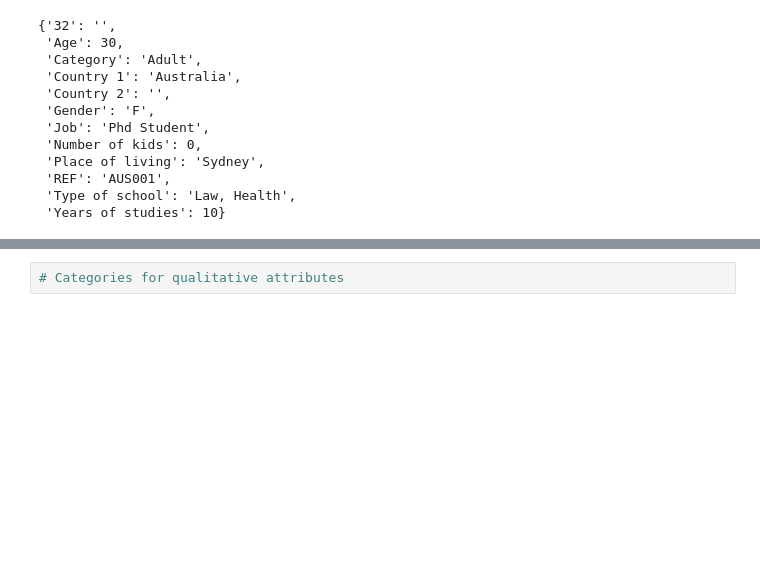
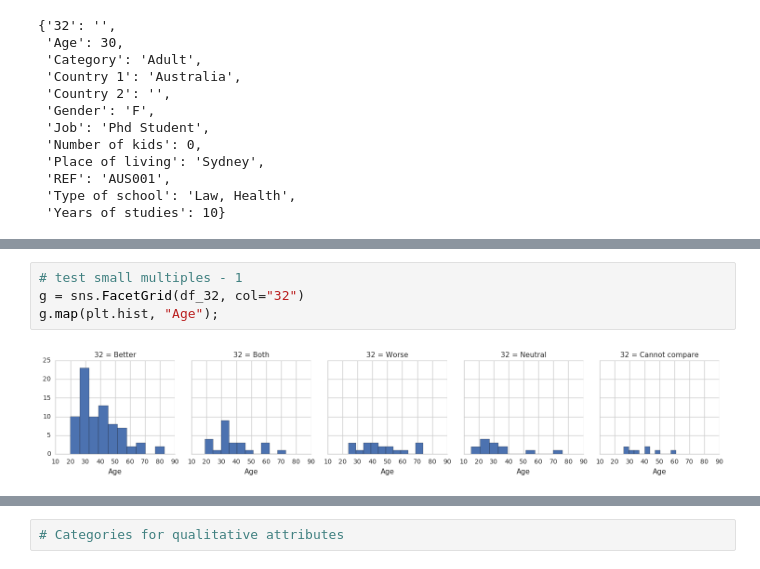
Before and after one commit to emaulandi/20-questions-to-the-world-data, a Jupyter notebook: 20Q_analysis.ipynb, the cells around one changed output, grey strips where cells are left out. Drawn from its saved outputs; the diff is of its cells as text; blank space fills up the shorter version.

```diff
--- a/20Q_analysis.ipynb
+++ b/20Q_analysis.ipynb
@@ -134,0 +177,6 @@ sns.stripplot(x="32", y="Years of studies", data=df_32, jitter=True);
+# %%
+# test small multiples - 1
+g = sns.FacetGrid(df_32, col="32")
+g.map(plt.hist, "Age");
+# %% [output]
+[figure, added]
```
Also changed, not shown: parts of 10 cells of this notebook.
